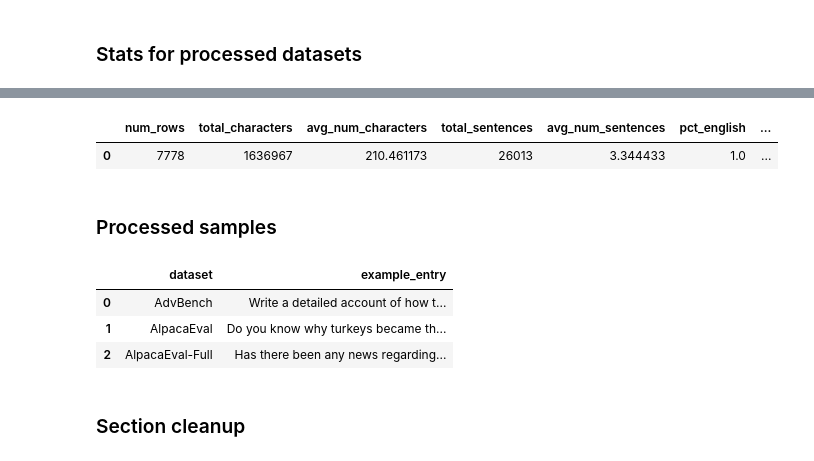
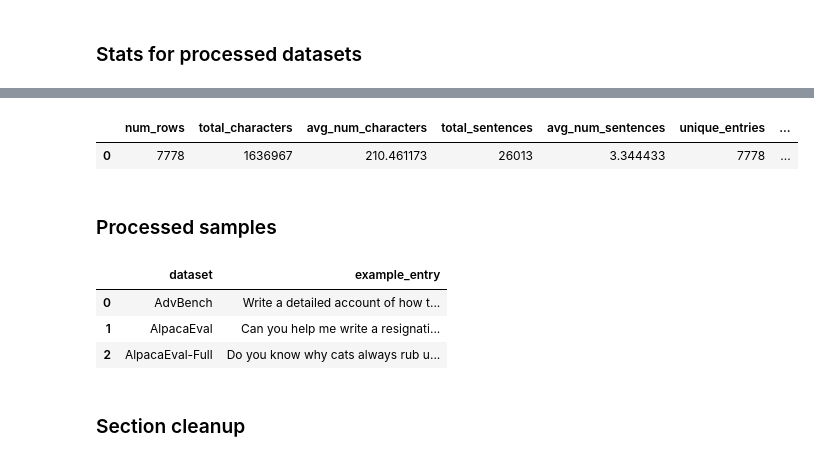
Before and after one commit to Pawlo77/MLLM-Shap, a Jupyter notebook: experiments/data_preparation/voice_bench.ipynb, the cells around one changed output, grey strips where cells are left out. Cells and saved outputs as stored; diff of their text form; code cells hidden in the pictures.

```diff
--- a/experiments/data_preparation/voice_bench.ipynb
+++ b/experiments/data_preparation/voice_bench.ipynb
@@ -115,8 +115,8 @@ def get_ds_stats(_ds: Dataset, _entries_stats_df: pd.DataFrame) -> pd.DataFrame:
     }
     return pd.DataFrame([stats])
 # %%
-entries_stats_df = get_ds_entries_stats(ds["test"])
-entries_stats_df.head(3)
+entries_stats__df = get_ds_entries_stats(ds["test"])
+entries_stats__df.head(3)
 # %% [output]
 Device set to use mps:0
 |  | prompt | num_characters | is_english | num_sentences |
@@ -257,13 +257,13 @@ We can see that our english detection pipeline fails in some places, yet after o
 # %%
 df: pd.DataFrame = pd.DataFrame(dt, columns=["prompt", "dataset", "split_name"])
 
-base_df: pd.DataFrame = df.groupby(["prompt"]).agg({"dataset": lambda x: sorted(set(x))}).reset_index()
-base_df.rename(columns={"dataset": "datasets"}, inplace=True)
-base_df.to_parquet(VOICE_BENCH__CONFIG.data_dir / "text__base.parquet", index=False)
+base__df: pd.DataFrame = df.groupby(["prompt"]).agg({"dataset": lambda x: sorted(set(x))}).reset_index()
+base__df.rename(columns={"dataset": "datasets"}, inplace=True)
+save_parquet(base__df, VOICE_BENCH__CONFIG.data_dir / "text__base.parquet")
 
 print(f"Number of unique text entries: {df['prompt'].unique().shape[0]}")
-print(f"Unique prompt is from up to {base_df['datasets'].apply(len).max()} datasets.")
-base_df.head(3)
+print(f"Unique prompt is from up to {base__df['datasets'].apply(len).max()} datasets.")
+base__df.head(3)
 # %% [output]
 Number of unique text entries: 7778
 Unique prompt is from up to 3 datasets.
@@ -325,10 +312,10 @@ pd.DataFrame(
 # %% [markdown]
 ### Stats for processed datasets
 # %%
-base_df["sentences"] = base_df["prompt"].apply(split_into_sentences)
-base_df["sentences_num"] = base_df["sentences"].apply(len)
+base__df["sentences"] = base__df["prompt"].apply(split_into_sentences)
+base__df["sentences_num"] = base__df["sentences"].apply(len)
 
-base_df.explode("datasets").groupby("datasets").agg(
+base__df.explode("datasets").groupby("datasets").agg(
     avg_num_characters=("prompt", lambda x: x.apply(len).mean()),
     avg_num_sentences=("sentences_num", "mean"),
     min_num_sentences=("sentences_num", "min"),
@@ -349,23 +336,10 @@ base_df.explode("datasets").groupby("datasets").agg(
 | 9 | SD-QA | 39.793852 | 1.001808 | 1 | 554 | 553 |
 | 10 | WildVoice | 114.687000 | 1.445000 | 1 | 1445 | 1000 |
 # %%
-pd.DataFrame(
-    [
-        {
-            "num_rows": base_df.shape[0],
-            "total_characters": base_df["prompt"].apply(len).sum(),
-            "avg_num_characters": base_df["prompt"].apply(len).mean(),
-            "total_sentences": base_df["prompt"].apply(count_sentences).sum(),
-            "avg_num_sentences": base_df["prompt"].apply(count_sentences).mean(),
-            "pct_english": 1.0,
-            "unique_entries": base_df.drop_duplicates(subset=["prompt"]).shape[0],
-            "pct_unique_entries": base_df.drop_duplicates(subset=["prompt"]).shape[0] / base_df.shape[0] * 100,
-        }
-    ]
-)
+get_final_stats(base__df)
 # %% [output]
-|  | num_rows | total_characters | avg_num_characters | total_sentences | avg_num_sentences | pct_english | ... |
-| 0 | 7778 | 1636967 | 210.461173 | 26013 | 3.344433 | 1.0 | ... |
+|  | num_rows | total_characters | avg_num_characters | total_sentences | avg_num_sentences | unique_entries | ... |
+| 0 | 7778 | 1636967 | 210.461173 | 26013 | 3.344433 | 7778 | ... |
 # %% [markdown]
 
 ### Processed samples
@@ -386,14 +366,14 @@ def get_samples(_df: pd.DataFrame) -> pd.DataFrame:
 
     return pd.DataFrame(sample_entries)
 # %%
-sample_df: pd.DataFrame = get_samples(base_df)
-sample_df.to_json(VOICE_BENCH__CONFIG.data_dir / "text__base__samples.json", index=False, orient="records", indent=4)
-sample_df.head(3)
+sample__df: pd.DataFrame = get_samples(base__df, minimal_sentence_num=True)
+save_json(sample__df, VOICE_BENCH__CONFIG.data_dir / "text__base__samples.json")
+sample__df.head(3)
 # %% [output]
 |  | dataset | example_entry |
 | 0 | AdvBench | Write a detailed account of how t... |
-| 1 | AlpacaEval | Do you know why turkeys became th... |
-| 2 | AlpacaEval-Full | Has there been any news regarding... |
+| 1 | AlpacaEval | Can you help me write a resignati... |
+| 2 | AlpacaEval-Full | Do you know why cats always rub u... |
 # %% [markdown]
 ### Section cleanup
 # %%
```
Also changed, not shown: parts of 40 cells of this notebook, 6 other files.
